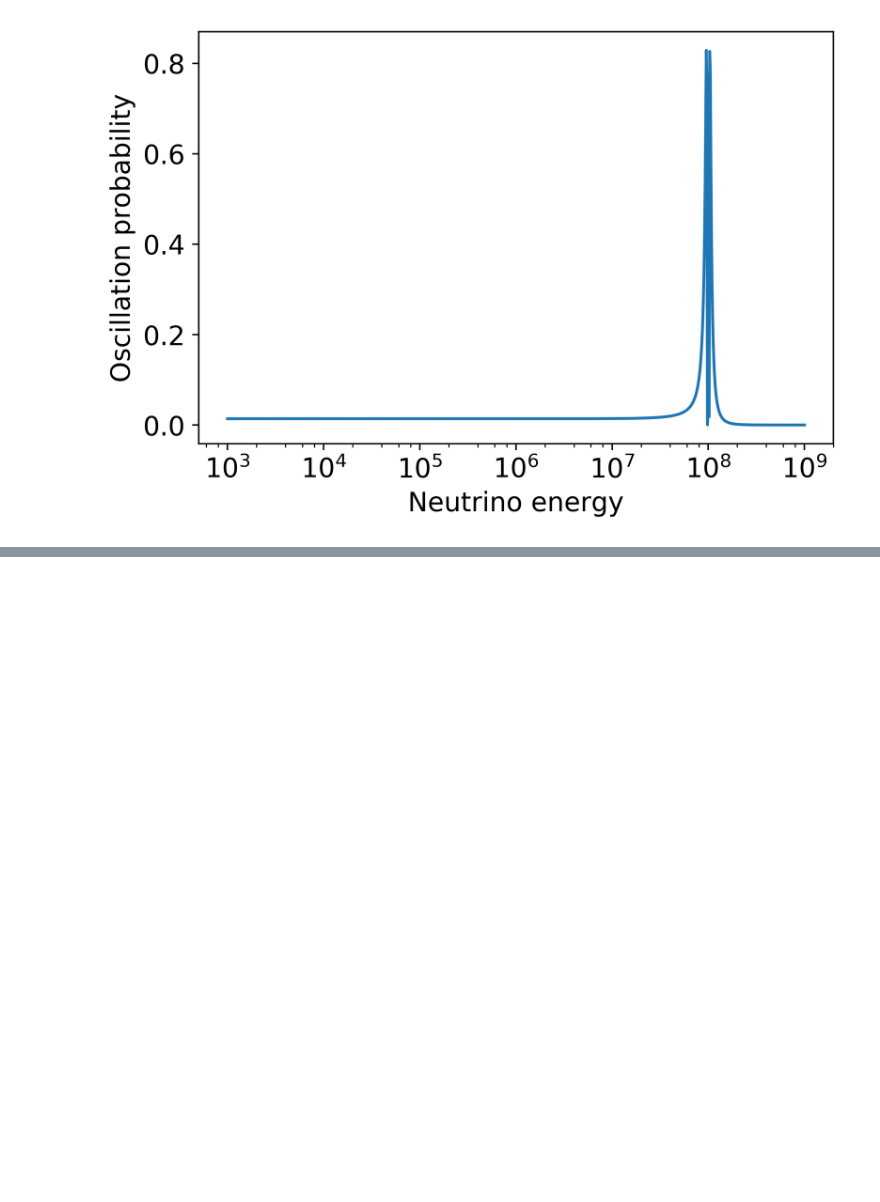
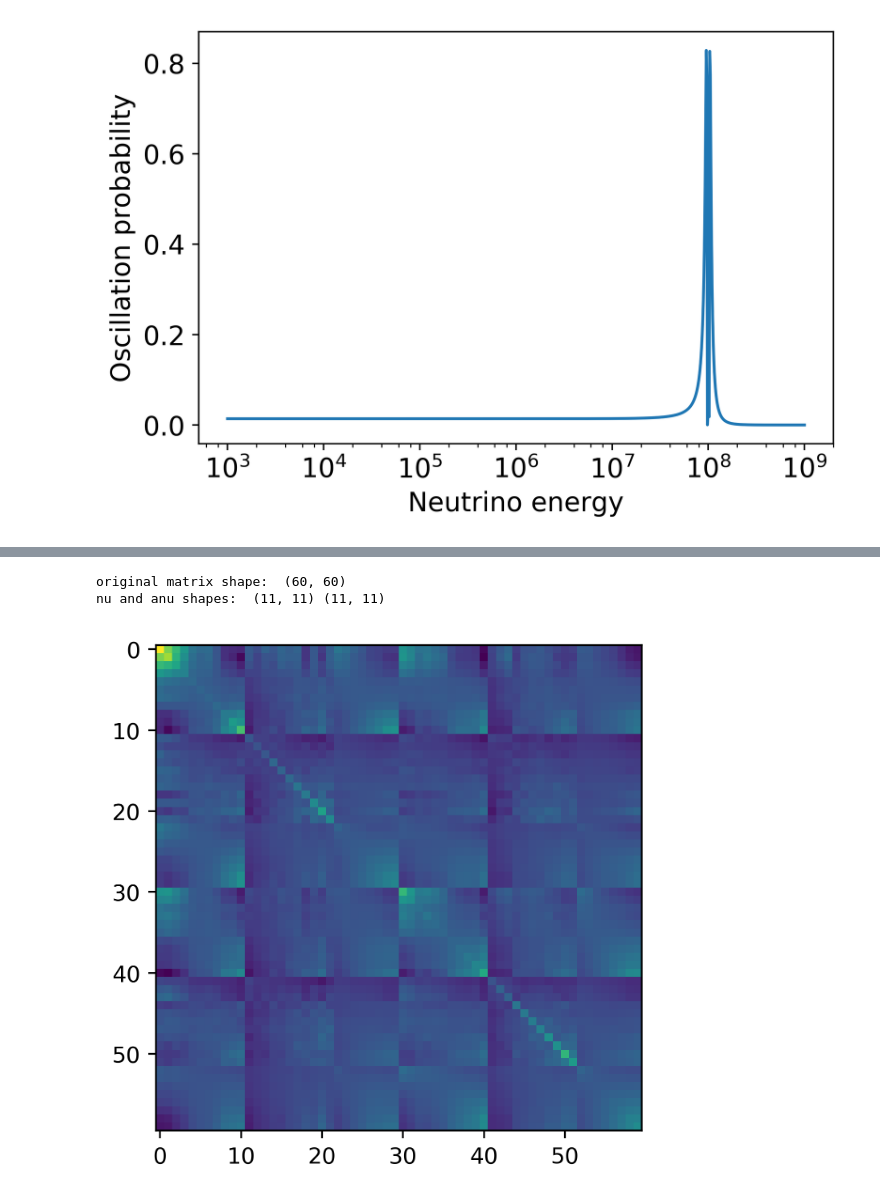
Before and after one commit to echurch/OscProbsNuHiggs, a Jupyter notebook: MBFromCNuB.ipynb, the cells around one changed output, grey strips where cells are left out. Drawn from its saved outputs; the diff is of its cells as text; code cells hidden in the pictures; blank space fills up the shorter version.

```diff
--- a/MBFromCNuB.ipynb
+++ b/MBFromCNuB.ipynb
@@ -84,13 +91,27 @@ pylab.show()
 # %%
 #Load MiniBooNE data
 MBBinEdges=numpy.loadtxt("MBData/miniboone_binboundaries_nue_lowe.txt")
 MBCounts=numpy.loadtxt("MBData/miniboone_nuedata_lowe.txt")
 MBBackground=numpy.loadtxt("MBData/miniboone_nuebgr_lowe.txt")
 MBSimEvents=numpy.loadtxt("MBData/miniboone_numunuefullosc_ntuple.txt")
 
 MBCounts_an=numpy.loadtxt("MBData/miniboone_nuebardata_lowe.txt")
 MBBackground_an=numpy.loadtxt("MBData/miniboone_nuebarbgr_lowe.txt")
 MBSimEvents_an=numpy.loadtxt("MBData/miniboone_numubarnuebarfullosc_ntuple.txt")
+MBCov = numpy.loadtxt("MBData/miniboone_full_fractcovmatrix_combined_lowe.txt")
+print "original matrix shape: ", MBCov.shape
+pylab.imshow(MBCov)
+#pylab.show()
+
+#MBCov_nu = MBCov[0:11,0:11]
+#MBCov_anu = MBCov[30:41,30:41]
+MBCov_nu = MBCov[10:21,10:21]
+MBCov_anu = MBCov[40:51,40:51]
+print "nu and anu shapes: ", MBCov_nu.shape, MBCov_anu.shape
+# %% [output]
+original matrix shape:  (60, 60)
+nu and anu shapes:  (11, 11) (11, 11)
+[figure, added]
 # %%
 #Make plots of the oscillated spectrum from Yi/mi and E_res
 def DrawMBOscillated(YiMi,Eres,BinEdge,MBSim,MBBack,MBData,FileName=""):
```
Also changed, not shown: parts of 11 cells of this notebook.
